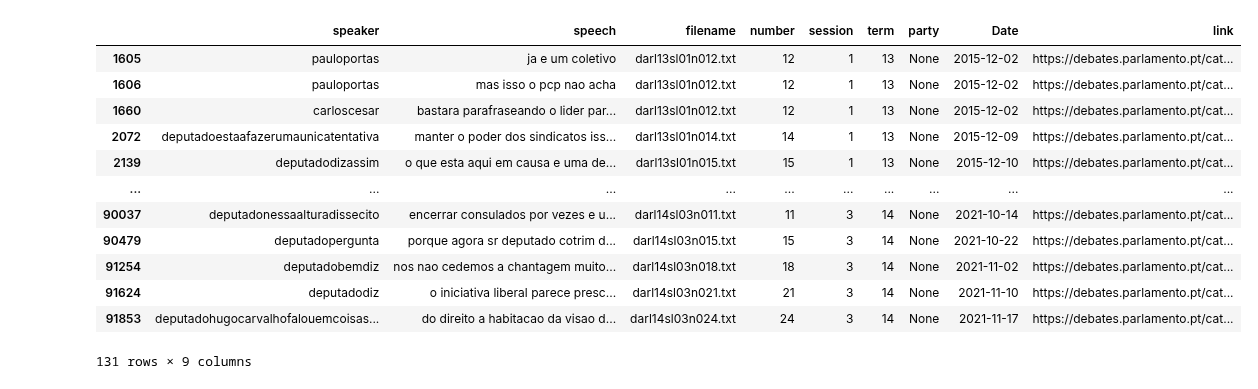
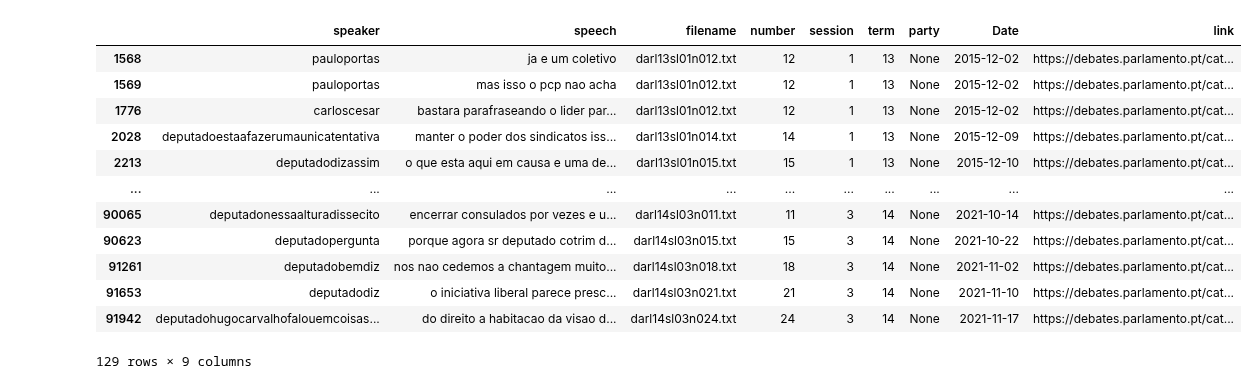
Before and after one commit to CT-P/portuguese_open_data, a Jupyter notebook: code/explore/transcripts_txt.ipynb, the cells around one changed output. Drawn from its saved outputs; the diff is of its cells as text; code cells hidden in the pictures.

Commit message:
parties check

```diff
--- a/code/explore/transcripts_txt.ipynb
+++ b/code/explore/transcripts_txt.ipynb
@@ -4,3 +4,13 @@ import os
 import glob
 import pandas as pd
 import re
+
+#variables:
+new_txt_date=False
+# %%
+if new_txt_date==True:
+    create_table_from_txt()
+    dialogsDF = pd.read_pickle('dialogsDF.pkl')
+else:
+    # load dataframe with speaches
+    dialogsDF = pd.read_pickle('dialogsDF.pkl')
@@ -283,21 +291,3 @@ unique_name_deputes=('adaosilva','alexandravieira', 'alvarocastellobranco','amad
 
 replace_map = dict(zip(variations_deputies, unique_name_deputes))
 dialogsDF['speaker']=dialogsDF['speaker'].replace(replace_map)
-# %%
-#ver a tabela unique speaker e party
-#ver os none
-dialogsDF[dialogsDF.party.isnull()]
-# %% [output]
-|  | speaker | speech | filename | number | session | term | party | Date | link |
-| 1605 | pauloportas | ja e um coletivo | darl13sl01n012.txt | 12 | 1 | 13 | None | 2015-12-02 | https://debates.parlamento.pt/cat... |
-| 1606 | pauloportas | mas isso o pcp nao acha | darl13sl01n012.txt | 12 | 1 | 13 | None | 2015-12-02 | https://debates.parlamento.pt/cat... |
-| 1660 | carloscesar | bastara parafraseando o lider par... | darl13sl01n012.txt | 12 | 1 | 13 | None | 2015-12-02 | https://debates.parlamento.pt/cat... |
-| 2072 | deputadoestaafazerumaunicatentativa | manter o poder dos sindicatos iss... | darl13sl01n014.txt | 14 | 1 | 13 | None | 2015-12-09 | https://debates.parlamento.pt/cat... |
-| 2139 | deputadodizassim | o que esta aqui em causa e uma de... | darl13sl01n015.txt | 15 | 1 | 13 | None | 2015-12-10 | https://debates.parlamento.pt/cat... |
-| ... | ... | ... | ... | ... | ... | ... | ... | ... | ... |
-| 90037 | deputadonessaalturadissecito | encerrar consulados por vezes e u... | darl14sl03n011.txt | 11 | 3 | 14 | None | 2021-10-14 | https://debates.parlamento.pt/cat... |
-| 90479 | deputadopergunta | porque agora sr deputado cotrim d... | darl14sl03n015.txt | 15 | 3 | 14 | None | 2021-10-22 | https://debates.parlamento.pt/cat... |
-| 91254 | deputadobemdiz | nos nao cedemos a chantagem muito... | darl14sl03n018.txt | 18 | 3 | 14 | None | 2021-11-02 | https://debates.parlamento.pt/cat... |
-| 91624 | deputadodiz | o iniciativa liberal parece presc... | darl14sl03n021.txt | 21 | 3 | 14 | None | 2021-11-10 | https://debates.parlamento.pt/cat... |
-| 91853 | deputadohugocarvalhofalouemcoisas... | do direito a habitacao da visao d... | darl14sl03n024.txt | 24 | 3 | 14 | None | 2021-11-17 | https://debates.parlamento.pt/cat... |
-131 rows × 9 columns
@@ -306,0 +294,26 @@ dialogsDF.groupby(['speaker','party']).size() #.to_csv('fix_deputies.csv')
+# %%
+# 10 Extract shy speakers (speak less tha 5 times in 7 years)
+aux1=pd.DataFrame(dialogsDF.groupby(['speaker','party']).size()).add_suffix('count').reset_index()
+shy_speakers=aux1[aux1['0count']<5].speaker.to_list()
+dialogsDF=dialogsDF[~dialogsDF.speaker.isin(shy_speakers)]
+# %%
+# 11 assign missing parties, delete none/nan/null parties
+aux1.columns=['speaker', 'partyR', '0count']
+df2=dialogsDF.merge(aux1, on=['speaker'], how='left')
+df2=df2[~df2.partyR.isna()]
+df2.drop('party', axis=1, inplace=True)
+df2 = df2.rename({'partyR': 'party', '0count': 'speaker_ntime'}, axis=1)
+# %% [output]
+|  | speaker | speech | filename | number | session | term | party | Date | link |
+| 1568 | pauloportas | ja e um coletivo | darl13sl01n012.txt | 12 | 1 | 13 | None | 2015-12-02 | https://debates.parlamento.pt/cat... |
+| 1569 | pauloportas | mas isso o pcp nao acha | darl13sl01n012.txt | 12 | 1 | 13 | None | 2015-12-02 | https://debates.parlamento.pt/cat... |
+| 1776 | carloscesar | bastara parafraseando o lider par... | darl13sl01n012.txt | 12 | 1 | 13 | None | 2015-12-02 | https://debates.parlamento.pt/cat... |
+| 2028 | deputadoestaafazerumaunicatentativa | manter o poder dos sindicatos iss... | darl13sl01n014.txt | 14 | 1 | 13 | None | 2015-12-09 | https://debates.parlamento.pt/cat... |
+| 2213 | deputadodizassim | o que esta aqui em causa e uma de... | darl13sl01n015.txt | 15 | 1 | 13 | None | 2015-12-10 | https://debates.parlamento.pt/cat... |
+| ... | ... | ... | ... | ... | ... | ... | ... | ... | ... |
+| 90065 | deputadonessaalturadissecito | encerrar consulados por vezes e u... | darl14sl03n011.txt | 11 | 3 | 14 | None | 2021-10-14 | https://debates.parlamento.pt/cat... |
+| 90623 | deputadopergunta | porque agora sr deputado cotrim d... | darl14sl03n015.txt | 15 | 3 | 14 | None | 2021-10-22 | https://debates.parlamento.pt/cat... |
+| 91261 | deputadobemdiz | nos nao cedemos a chantagem muito... | darl14sl03n018.txt | 18 | 3 | 14 | None | 2021-11-02 | https://debates.parlamento.pt/cat... |
+| 91653 | deputadodiz | o iniciativa liberal parece presc... | darl14sl03n021.txt | 21 | 3 | 14 | None | 2021-11-10 | https://debates.parlamento.pt/cat... |
+| 91942 | deputadohugocarvalhofalouemcoisas... | do direito a habitacao da visao d... | darl14sl03n024.txt | 24 | 3 | 14 | None | 2021-11-17 | https://debates.parlamento.pt/cat... |
+129 rows × 9 columns
```
Also changed, not shown: parts of 9 cells of this notebook.
